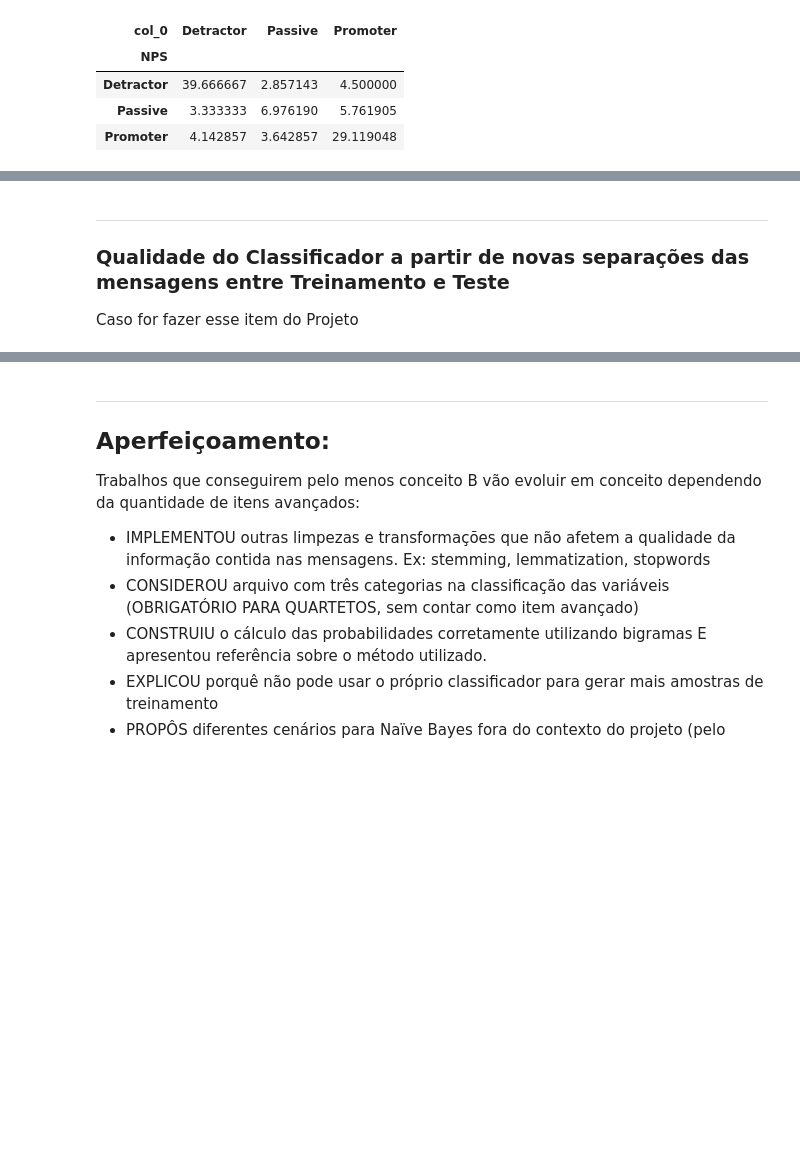
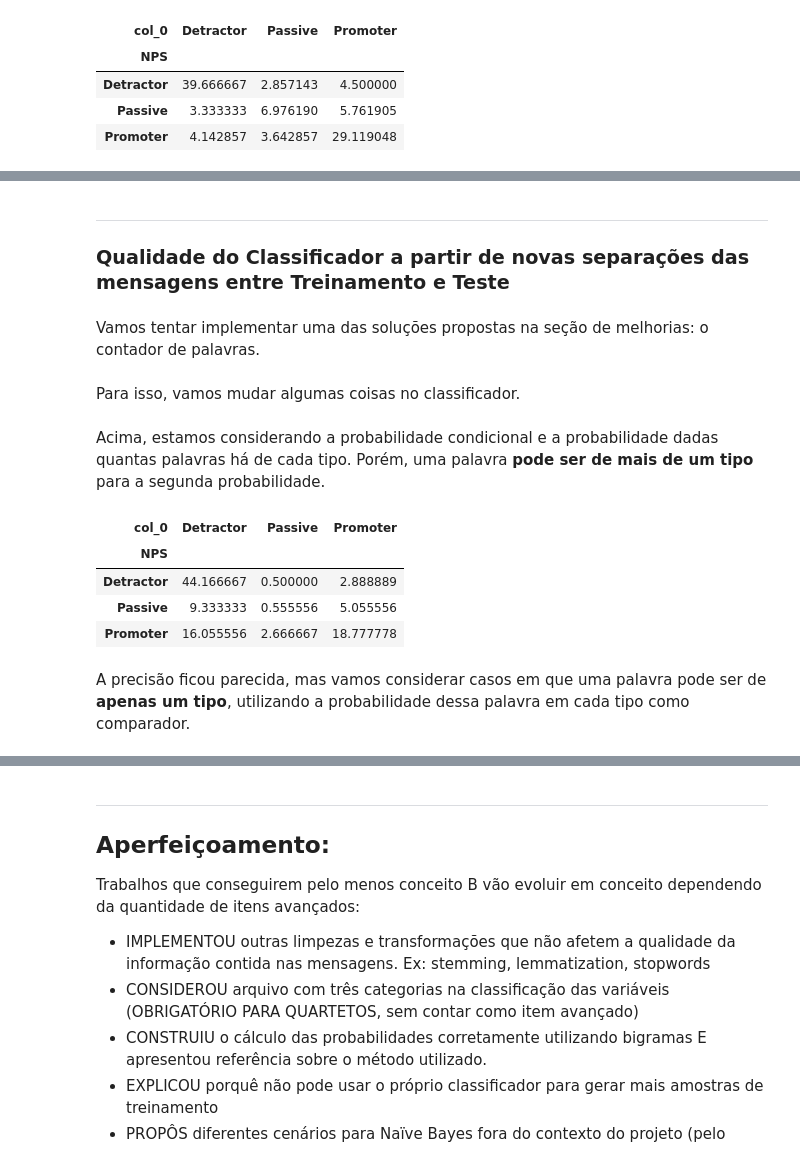
Before and after one commit to cunhavictor111/projeto1_cdados, a Jupyter notebook: Projeto1 Template_vf (1).ipynb, the cells around one changed output, grey strips where cells are left out. Saved outputs shown, nothing was run; the diff lists cells and outputs as text; code cells hidden in the pictures; blank space fills up the shorter version.

```diff
--- a/Projeto1 Template_vf (1).ipynb
+++ b/Projeto1 Template_vf (1).ipynb
@@ -208,5 +252,7 @@ ___
 # %% [markdown]
 ___
 ### Qualidade do Classificador a partir de novas separações das mensagens entre Treinamento e Teste
-
-Caso for fazer esse item do Projeto
+# %% [markdown]
+Vamos tentar implementar uma das soluções propostas na seção de melhorias: o contador de palavras.
+# %% [markdown]
+Para isso, vamos mudar algumas coisas no classificador.
@@ -212,0 +319,19 @@ Caso for fazer esse item do Projeto
+# %% [markdown]
+Acima, estamos considerando a probabilidade condicional e a probabilidade dadas quantas palavras há de cada tipo. Porém, uma palavra **pode ser de mais de um tipo** para a segunda probabilidade.
+# %%
+auto_test = []
+for frase in teste["Review"]:
+
+    # Nesse loop, estamos considerando todas as probabilidades traçadas antes, mas na base de dados de teste.
+
+    auto_test.append(Classificador(frase))
+
+pd.crosstab(teste.NPS,auto_test,normalize=True)*100
+# %% [output]
+| col_0 | Detractor | Passive | Promoter |
+| NPS |  |  |  |
+| Detractor | 44.166667 | 0.500000 | 2.888889 |
+| Passive | 9.333333 | 0.555556 | 5.055556 |
+| Promoter | 16.055556 | 2.666667 | 18.777778 |
+# %% [markdown]
+A precisão ficou parecida, mas vamos considerar casos em que uma palavra pode ser de **apenas um tipo**, utilizando a probabilidade dessa palavra em cada tipo como comparador.
```
Also changed, not shown: parts of 30 cells of this notebook.
